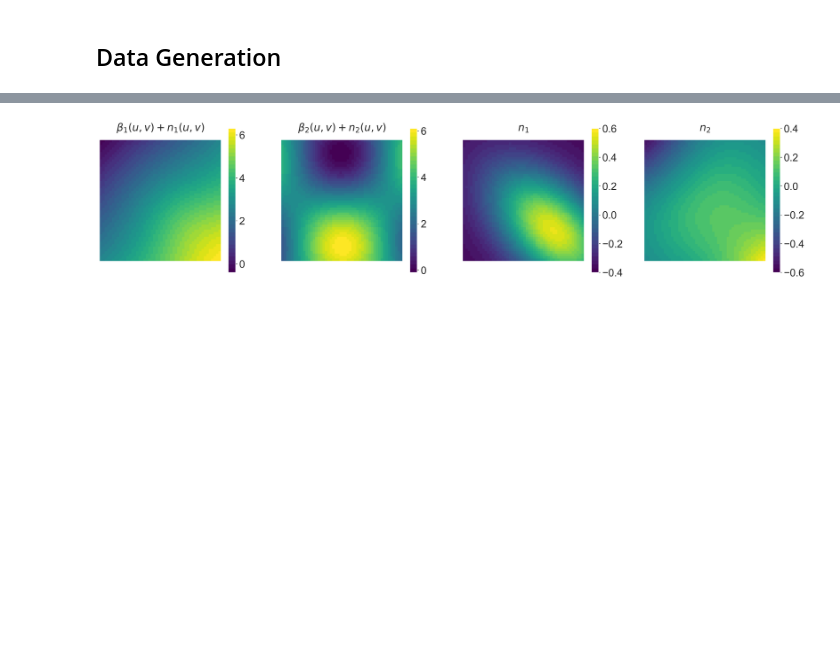
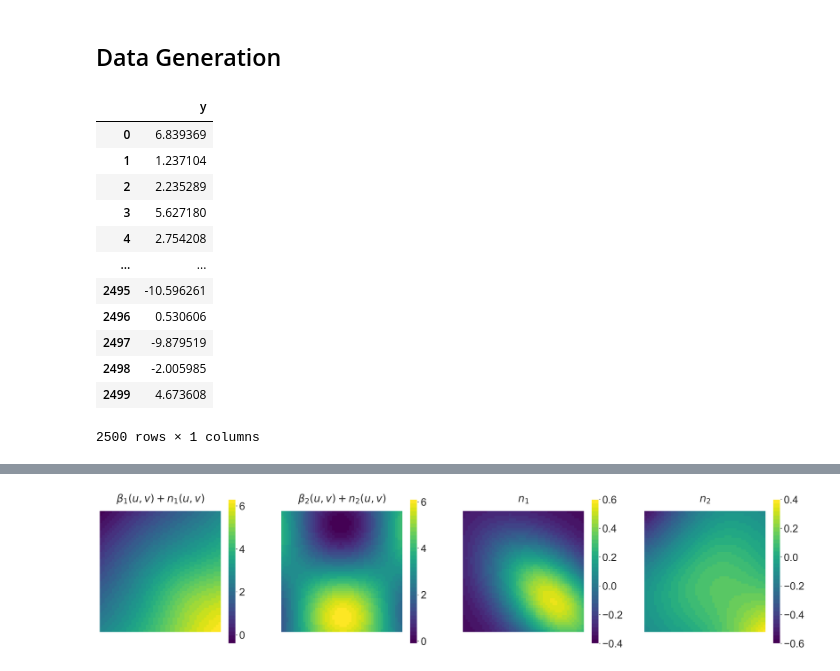
Before and after one commit to Vezarachan/GeoXCP, a Jupyter notebook: examples/sythetic_true_model_validation_with_noise.ipynb, the cells around one changed output, grey strips where cells are left out. Cells and saved outputs as stored; diff of their text form; code cells hidden in the pictures; blank space fills up the shorter version.

```diff
--- a/examples/sythetic_true_model_validation_with_noise.ipynb
+++ b/examples/sythetic_true_model_validation_with_noise.ipynb
@@ -165,6 +165,22 @@ f3 = X_coords.values[:, 2] ** 2
 f4 = np.abs(X_coords.values[:, 3]) * 2
 # %%
 y = pd.DataFrame(f1 + f2 + f3 + f4, columns=['y'])
+# %%
+y
+# %% [output]
+|  | y |
+| 0 | 6.839369 |
+| 1 | 1.237104 |
+| 2 | 2.235289 |
+| 3 | 5.627180 |
+| 4 | 2.754208 |
+| ... | ... |
+| 2495 | -10.596261 |
+| 2496 | 0.530606 |
+| 2497 | -9.879519 |
+| 2498 | -2.005985 |
+| 2499 | 4.673608 |
+2500 rows × 1 columns
 # %%
 b = [b1, b2, [X_coords.values[:, 2], f3, -1, 5], [X_coords.values[:, 3], f4, -1, 6]]
 # %%
```
Also changed, not shown: 22 other files.
